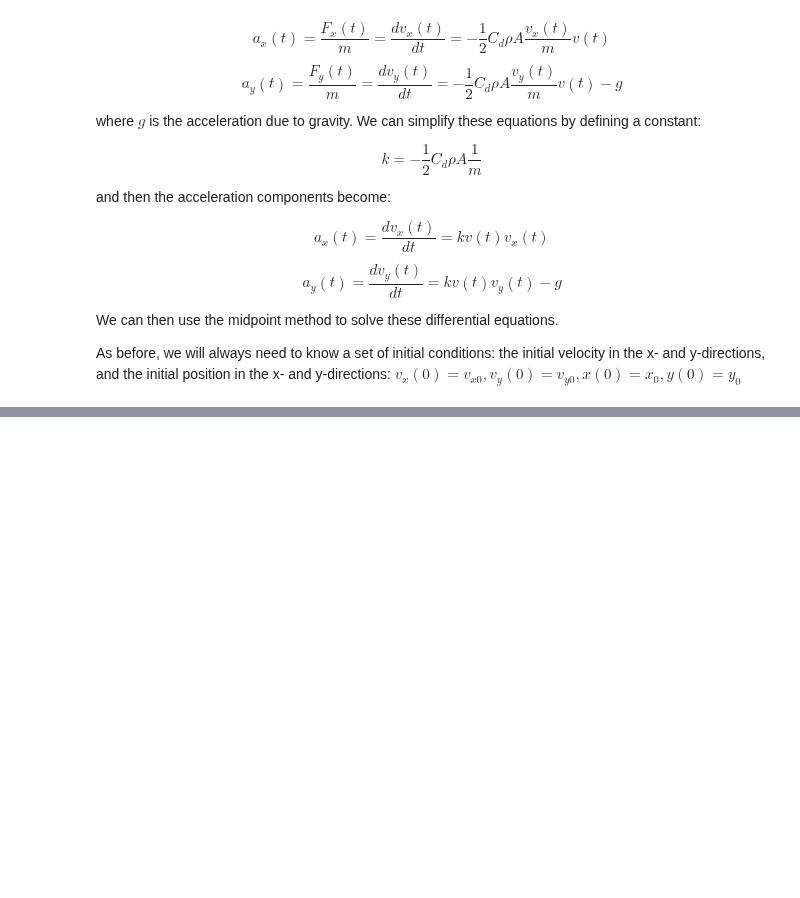
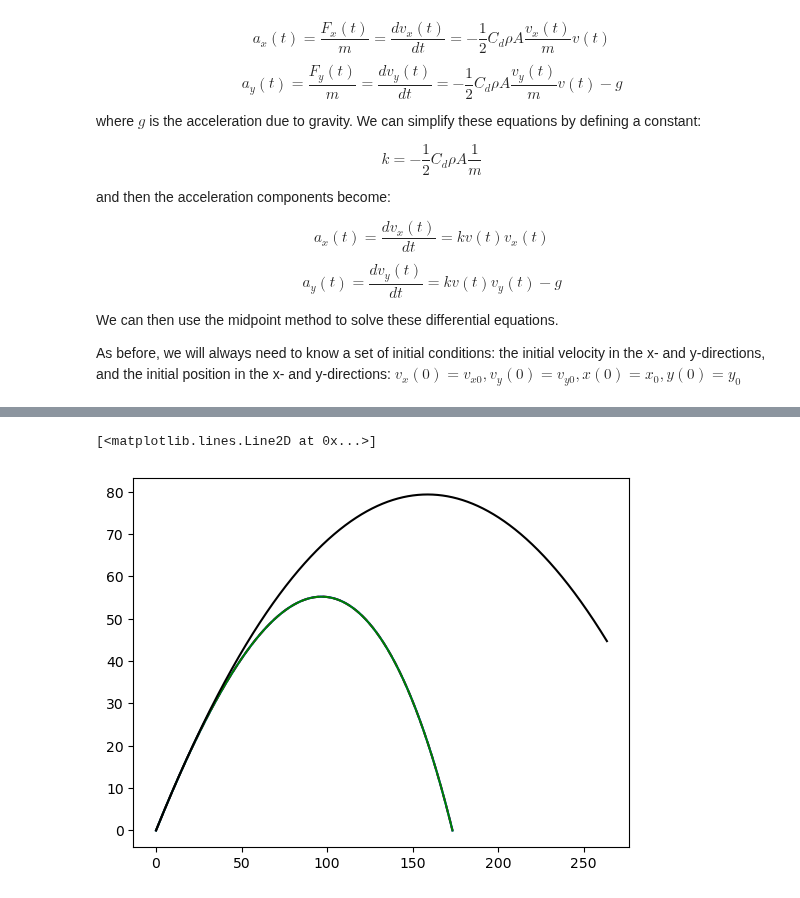
Before and after one commit to brash99/phys441, a Jupyter notebook: JupyterNotebooks/Assignment_Solutions/Assignment3/graph_projectile.ipynb, the cells around one changed output, grey strips where cells are left out. Drawn from its saved outputs; the diff is of its cells as text; code cells hidden in the pictures; blank space fills up the shorter version.

```diff
--- a/JupyterNotebooks/Assignment_Solutions/Assignment3/graph_projectile.ipynb
+++ b/JupyterNotebooks/Assignment_Solutions/Assignment3/graph_projectile.ipynb
@@ -222,0 +222,8 @@ Maximum range is 174.987946 meters at 40.400000 degrees.
+# %%
+plt.plot(xplot,yplot,'r--',label='Midpoint Method')
+plt.plot(xplote,yplote,'b-',label='Euler Method')
+plt.plot(xplotec,yplotec,'g-',label='Euler-Cromer Method')
+plt.plot(xNoAir,yNoAir,'k-',label='No Air Resistance')
+# %% [output]
+[<matplotlib.lines.Line2D at 0x...>]
+[figure, added]
```
Also changed, not shown: parts of 3 cells of this notebook, 1 other file.
